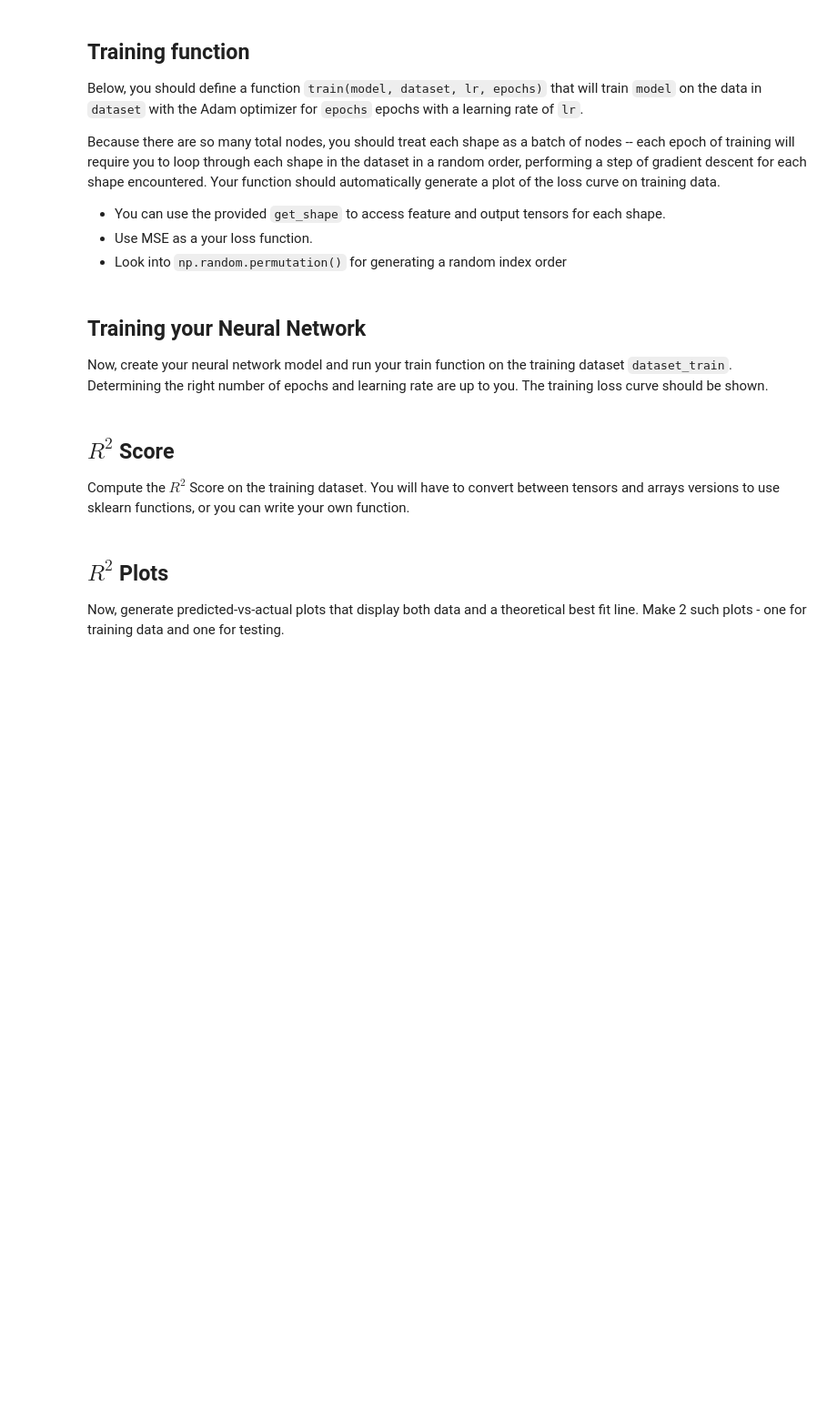
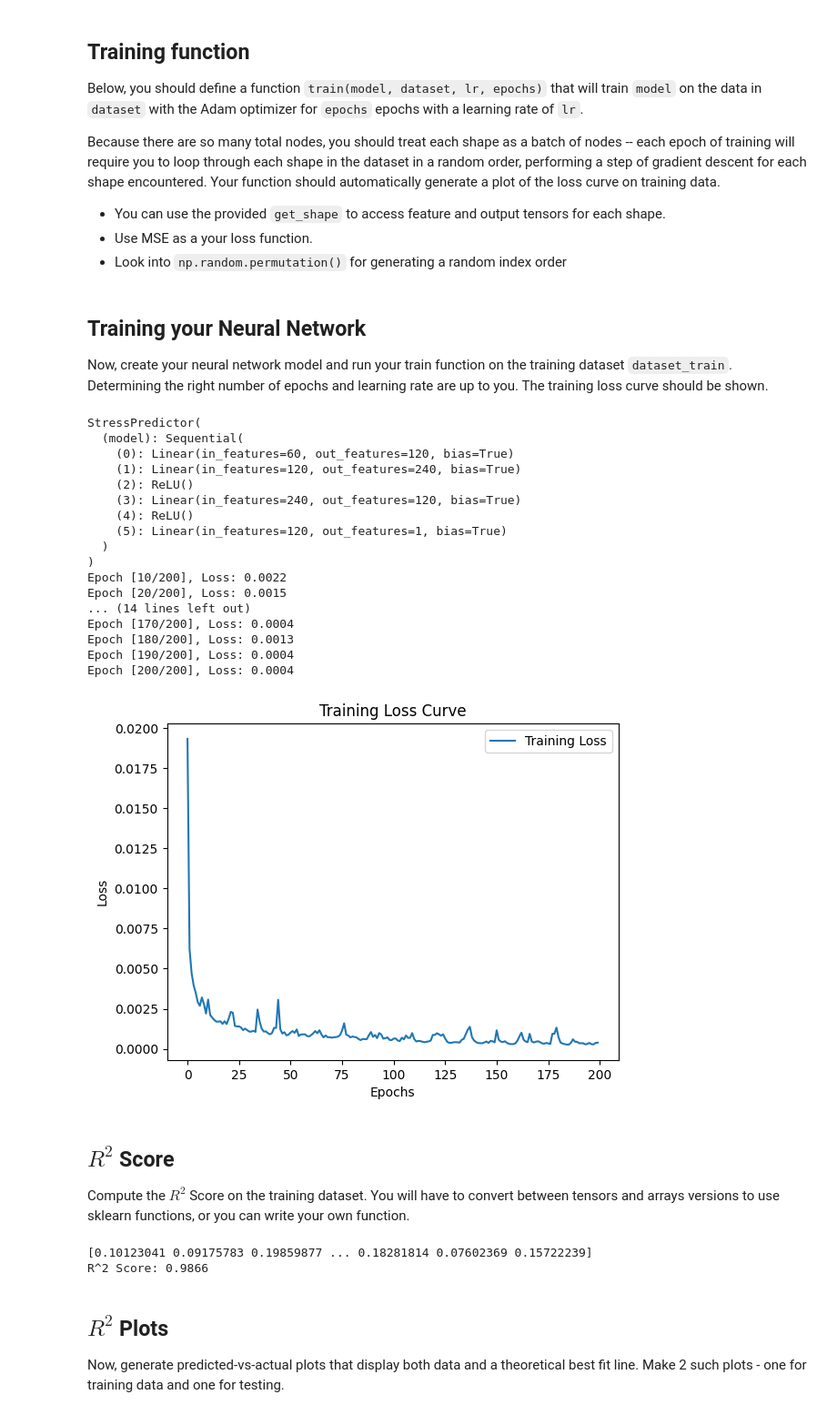
Before and after one commit to zsqu4re/ML-for-engineers, a Jupyter notebook: HW9/M9-HW1.ipynb, the cells around one changed output. Shown at 91% size. Drawn from its saved outputs; the diff is of its cells as text; code cells hidden in the pictures; blank space fills up the shorter version.

```diff
--- a/HW9/M9-HW1.ipynb
+++ b/HW9/M9-HW1.ipynb
@@ -112,3 +111,36 @@ class StressPredictor(nn.Module):
+# %%
+import torch.nn.functional as F
+class StressPredictor(nn.Module):
+    # YOUR CODE GOES HERE
+    def __init__(self):
+        super().__init__()
+        # YOUR CODE GOES HERE
+        # self.layers = nn.ModuleList()
+        # for hidden_size in hidden_layer_sizes:
+        #     self.layers.append(nn.Linear(input_size, hidden_size))
+        #     input_size = hidden_size
+        # self.layers.append(nn.Linear(hidden_layer_sizes[-1], output_size))
+        # self.act1 = nn.ReLU()
+        input_size = 60
+        output_size = 1
+
+        self.model = nn.Sequential(
+            nn.Linear(input_size,120),
+            nn.Linear(120,240),
+            nn.ReLU(),
+            nn.Linear(240,120),
+            nn.ReLU(),
+            nn.Linear(120,output_size)
+            )
+
+
+    def forward(self, xy):
+        # YOUR CODE GOES HERE
+        # for layer in self.layers[:-1]:
+        #     self.act1(xy)
+        # xy = self.layers[-1](xy)
+        # return xy
+        return self.model(xy)
 # %% [markdown]
 ## Training function
 
@@ -132,3 +198,30 @@ Determining the right number of epochs and learning rate are up to you. The trai
+# %%
+# YOUR CODE GOES HERE
+lr = 0.0005
+epochs = 200
+model = StressPredictor()
+print(model)
+dataset = dataset_train
+train(model,dataset,lr,epochs)
+# %% [output]
+StressPredictor(
+  (model): Sequential(
+    (0): Linear(in_features=60, out_features=120, bias=True)
+    (1): Linear(in_features=120, out_features=240, bias=True)
+    (2): ReLU()
+    (3): Linear(in_features=240, out_features=120, bias=True)
+    (4): ReLU()
+    (5): Linear(in_features=120, out_features=1, bias=True)
+  )
+)
+Epoch [10/200], Loss: 0.0022
+Epoch [20/200], Loss: 0.0015
+... (14 lines left out)
+Epoch [170/200], Loss: 0.0004
+Epoch [180/200], Loss: 0.0013
+Epoch [190/200], Loss: 0.0004
+Epoch [200/200], Loss: 0.0004
+[figure, added]
 # %% [markdown]
 ## $R^2$ Score
 
@@ -138,3 +229,23 @@ Compute the $R^2$ Score on the training dataset. You will have to convert betwee
+# %%
+from sklearn.metrics import r2_score
+import torch
+import numpy as np
+
+model.eval()
+predictions = []
+true_labels = []
+
+with torch.no_grad():
+
+        features = torch.from_numpy(X_train).float()
+        preds = model(features).numpy().flatten()
+        print(preds)
+
+r2 = r2_score(y_train, preds)
+print(f"R^2 Score: {r2:.4f}")
+# %% [output]
+[0.10123041 0.09175783 0.19859877 ... 0.18281814 0.07602369 0.15722239]
+R^2 Score: 0.9866
 # %% [markdown]
 ## $R^2$ Plots
 
```
Also changed, not shown: parts of 10 cells of this notebook, 12 other files.
